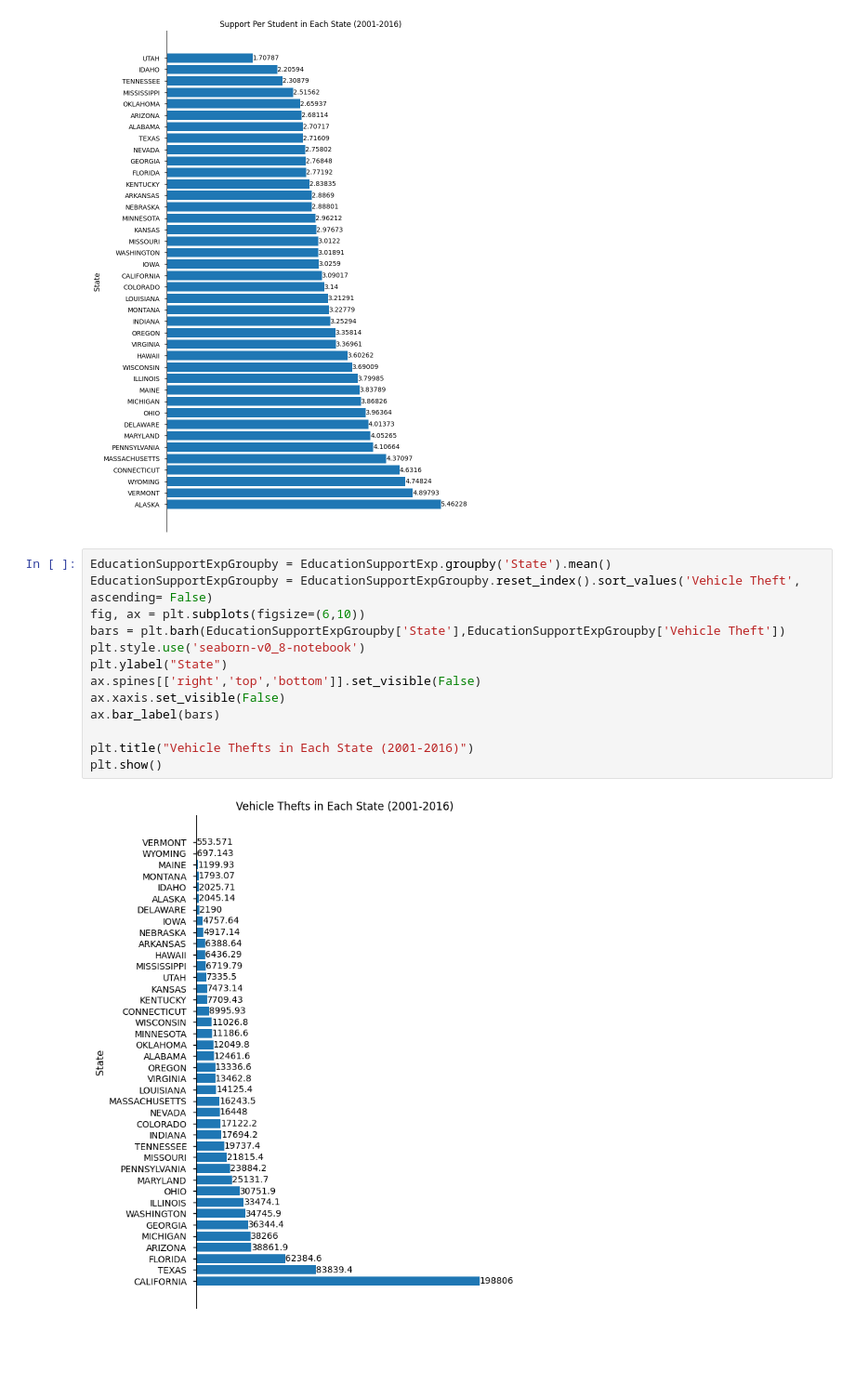
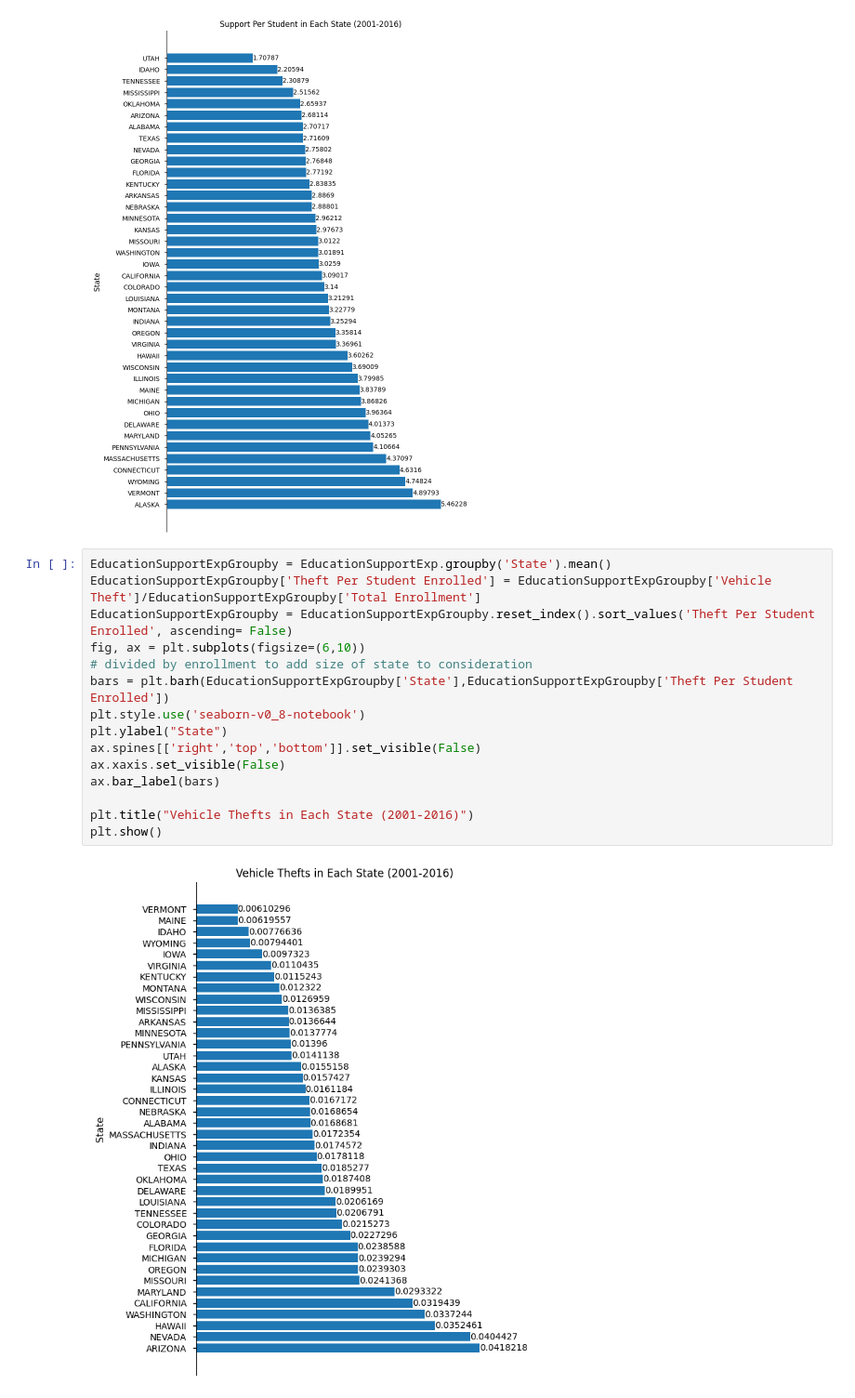
Before and after one commit to connorpobrien/Education-Trends, a Jupyter notebook: DATA301-Project AndrewM.ipynb, the cells around one changed output. Shown at 93% size. Drawn from its saved outputs; the diff is of its cells as text; blank space fills up the shorter version.

```diff
--- a/DATA301-Project AndrewM.ipynb
+++ b/DATA301-Project AndrewM.ipynb
@@ -451,19 +502,21 @@ plt.show()
 [figure]
 # %%
 EducationSupportExpGroupby = EducationSupportExp.groupby('State').mean()
-EducationSupportExpGroupby = EducationSupportExpGroupby.reset_index().sort_values('Vehicle Theft', ascending= False)
+EducationSupportExpGroupby['Theft Per Student Enrolled'] = EducationSupportExpGroupby['Vehicle Theft']/EducationSupportExpGroupby['Total Enrollment']
+EducationSupportExpGroupby = EducationSupportExpGroupby.reset_index().sort_values('Theft Per Student Enrolled', ascending= False)
 fig, ax = plt.subplots(figsize=(6,10))
-bars = plt.barh(EducationSupportExpGroupby['State'],EducationSupportExpGroupby['Vehicle Theft'])
+# divided by enrollment to add size of state to consideration
+bars = plt.barh(EducationSupportExpGroupby['State'],EducationSupportExpGroupby['Theft Per Student Enrolled'])
 plt.style.use('seaborn-v0_8-notebook')
 plt.ylabel("State")
 ax.spines[['right','top','bottom']].set_visible(False)
 ax.xaxis.set_visible(False)
 ax.bar_label(bars)
 
 plt.title("Vehicle Thefts in Each State (2001-2016)")
 plt.show()
 # %% [output]
-[figure, old version]
+[figure, new version]
 # %%
 #Exploring Correlations Between Variables
 CorrelationCrime = CrimeEducationMerged
```
Also changed, not shown: parts of 13 cells of this notebook.
